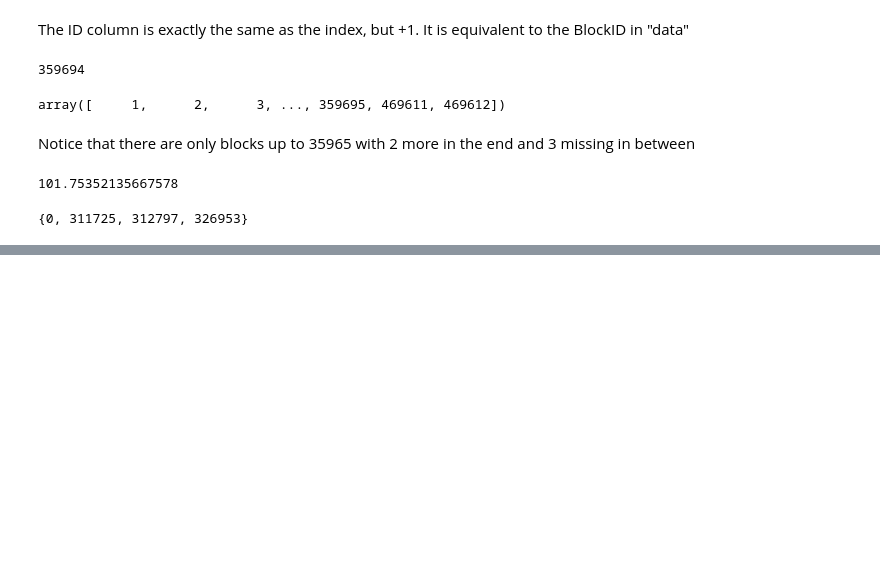
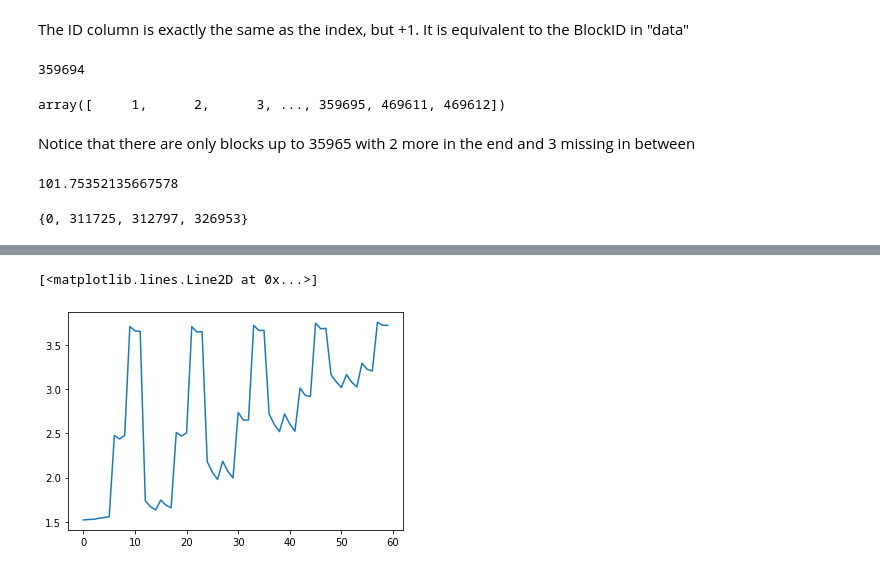
Before and after one commit to stefanhuber1510/marbleProject, a Jupyter notebook: scoring/reconstructGlobalClassifier.ipynb, the cells around one changed output, grey strips where cells are left out. Cells and saved outputs as stored; diff of their text form; code cells hidden in the pictures; blank space fills up the shorter version.

```diff
--- a/scoring/reconstructGlobalClassifier.ipynb
+++ b/scoring/reconstructGlobalClassifier.ipynb
@@ -303,0 +391,5 @@ plt.plot(np.array(arr2).flatten())
+# %%
+plt.plot(np.array(scoresTrain).flatten())
+# %% [output]
+[<matplotlib.lines.Line2D at 0x...>]
+[figure, added]
```
Also changed, not shown: parts of 61 cells of this notebook, 1 other file.
